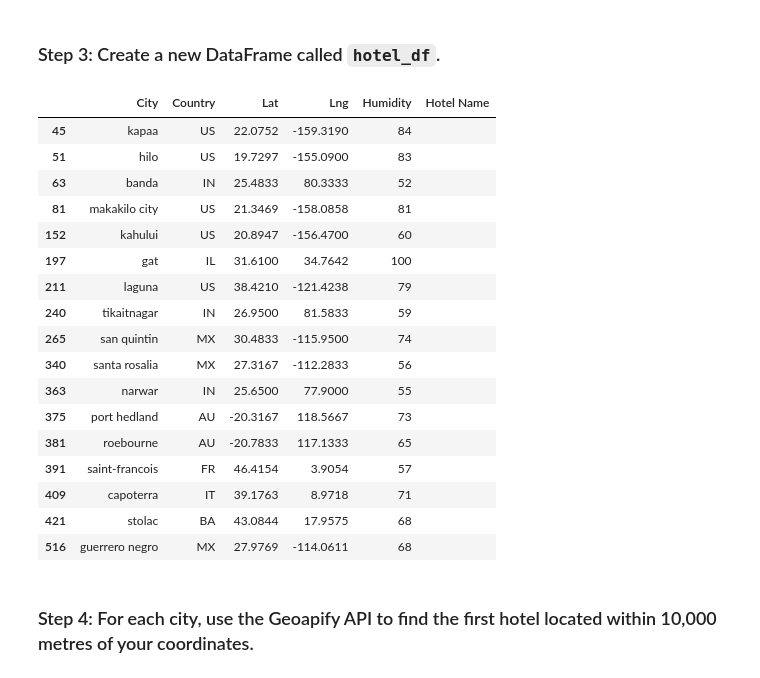
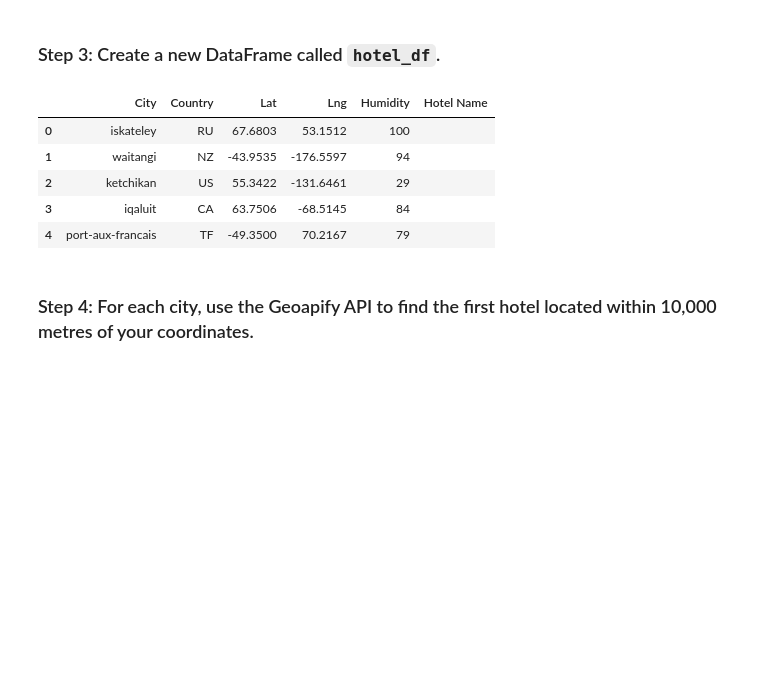
Before and after one commit to JuliWritesStories/WeatherPY, a Jupyter notebook: VacationPy.ipynb, the cells around one changed output. Saved outputs shown, nothing was run; the diff lists cells and outputs as text; code cells hidden in the pictures; blank space fills up the shorter version.

Commit message:
added hotel df

```diff
--- a/VacationPy.ipynb
+++ b/VacationPy.ipynb
@@ -90,32 +90,20 @@ narrow_city_data_df.head()
 ### Step 3: Create a new DataFrame called `hotel_df`.
 # %%
 # Use the Pandas copy function to create DataFrame called hotel_df to store the city, country, coordinates, and humidity
-# YOUR CODE HERE
+hotel_df = narrow_city_data_df[["City","Country","Lat","Lng","Humidity"]].copy()
 
 # Add an empty column, "Hotel Name," to the DataFrame so you can store the hotel found using the Geoapify API
-# YOUR CODE HERE
+hotel_df["Hotel Name"] = ""
 
 # Display sample data
-# YOUR CODE HERE
+hotel_df.head()
 # %% [output]
 |  | City | Country | Lat | Lng | Humidity | Hotel Name |
-| 45 | kapaa | US | 22.0752 | -159.3190 | 84 |  |
-| 51 | hilo | US | 19.7297 | -155.0900 | 83 |  |
-| 63 | banda | IN | 25.4833 | 80.3333 | 52 |  |
-| 81 | makakilo city | US | 21.3469 | -158.0858 | 81 |  |
-| 152 | kahului | US | 20.8947 | -156.4700 | 60 |  |
-| 197 | gat | IL | 31.6100 | 34.7642 | 100 |  |
-| 211 | laguna | US | 38.4210 | -121.4238 | 79 |  |
-| 240 | tikaitnagar | IN | 26.9500 | 81.5833 | 59 |  |
-| 265 | san quintin | MX | 30.4833 | -115.9500 | 74 |  |
-| 340 | santa rosalia | MX | 27.3167 | -112.2833 | 56 |  |
-| 363 | narwar | IN | 25.6500 | 77.9000 | 55 |  |
-| 375 | port hedland | AU | -20.3167 | 118.5667 | 73 |  |
-| 381 | roebourne | AU | -20.7833 | 117.1333 | 65 |  |
-| 391 | saint-francois | FR | 46.4154 | 3.9054 | 57 |  |
-| 409 | capoterra | IT | 39.1763 | 8.9718 | 71 |  |
-| 421 | stolac | BA | 43.0844 | 17.9575 | 68 |  |
-| 516 | guerrero negro | MX | 27.9769 | -114.0611 | 68 |  |
+| 0 | iskateley | RU | 67.6803 | 53.1512 | 100 |  |
+| 1 | waitangi | NZ | -43.9535 | -176.5597 | 94 |  |
+| 2 | ketchikan | US | 55.3422 | -131.6461 | 29 |  |
+| 3 | iqaluit | CA | 63.7506 | -68.5145 | 84 |  |
+| 4 | port-aux-francais | TF | -49.3500 | 70.2167 | 79 |  |
 # %% [markdown]
 ### Step 4: For each city, use the Geoapify API to find the first hotel located within 10,000 metres of your coordinates.
 # %%
```
